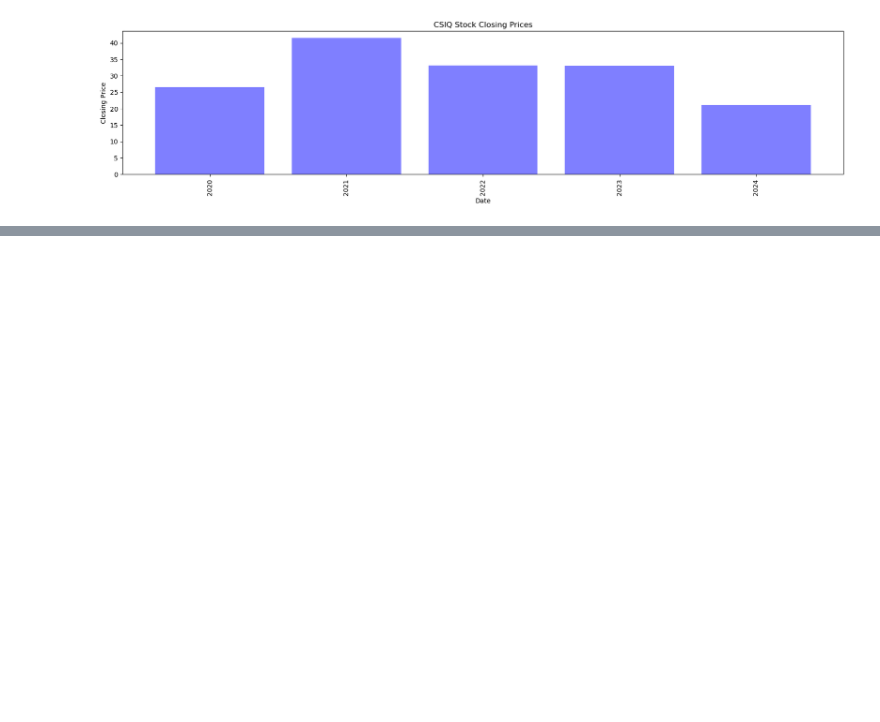
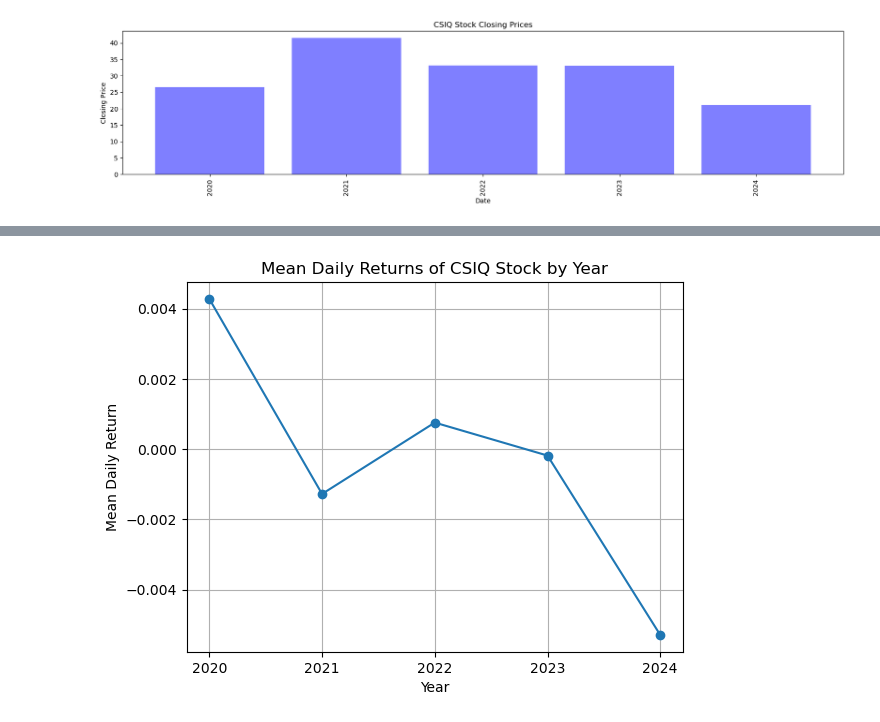
Before and after one commit to srhill12/Solar_stock_project, a Jupyter notebook: tatiana_work.ipynb, the cells around one changed output, grey strips where cells are left out. Cells and saved outputs as stored; diff of their text form; code cells hidden in the pictures; blank space fills up the shorter version.

Commit message:
added skewness of stock, time series analysis

```diff
--- a/tatiana_work.ipynb
+++ b/tatiana_work.ipynb
@@ -142,3 +143,17 @@ plt.ylabel('Closing Price')
 plt.show()
 # %% [output]
 [figure]
+# %%
+csiq_df['Year'] = csiq_df['Date'].dt.year
+
+csiq_returns = csiq_df['CSIQ_Close'].pct_change()
+
+# Calculate daily returns for CSIQ stock
+csiq_df['Daily_Return'] = csiq_df['CSIQ_Close'].pct_change()
+
+# Group the data by year and compute summary statistics for each year
+yearly_summary_statistics = csiq_df.groupby('Year')['Daily_Return'].describe()
+
+# Print summary statistics for each year
+print("Summary statistics for CSIQ stock on a yearly basis:")
+print(yearly_summary_statistics)
@@ -144,0 +177,10 @@ plt.show()
+# %%
+yearly_summary_statistics['mean'].plot(marker='o', linestyle='-')
+plt.title('Mean Daily Returns of CSIQ Stock by Year')
+plt.xlabel('Year')
+plt.ylabel('Mean Daily Return')
+plt.xticks(yearly_summary_statistics.index.astype(int))
+plt.grid(True)
+plt.show()
+# %% [output]
+[figure, added]
```
Also changed, not shown: parts of 4 cells of this notebook.
